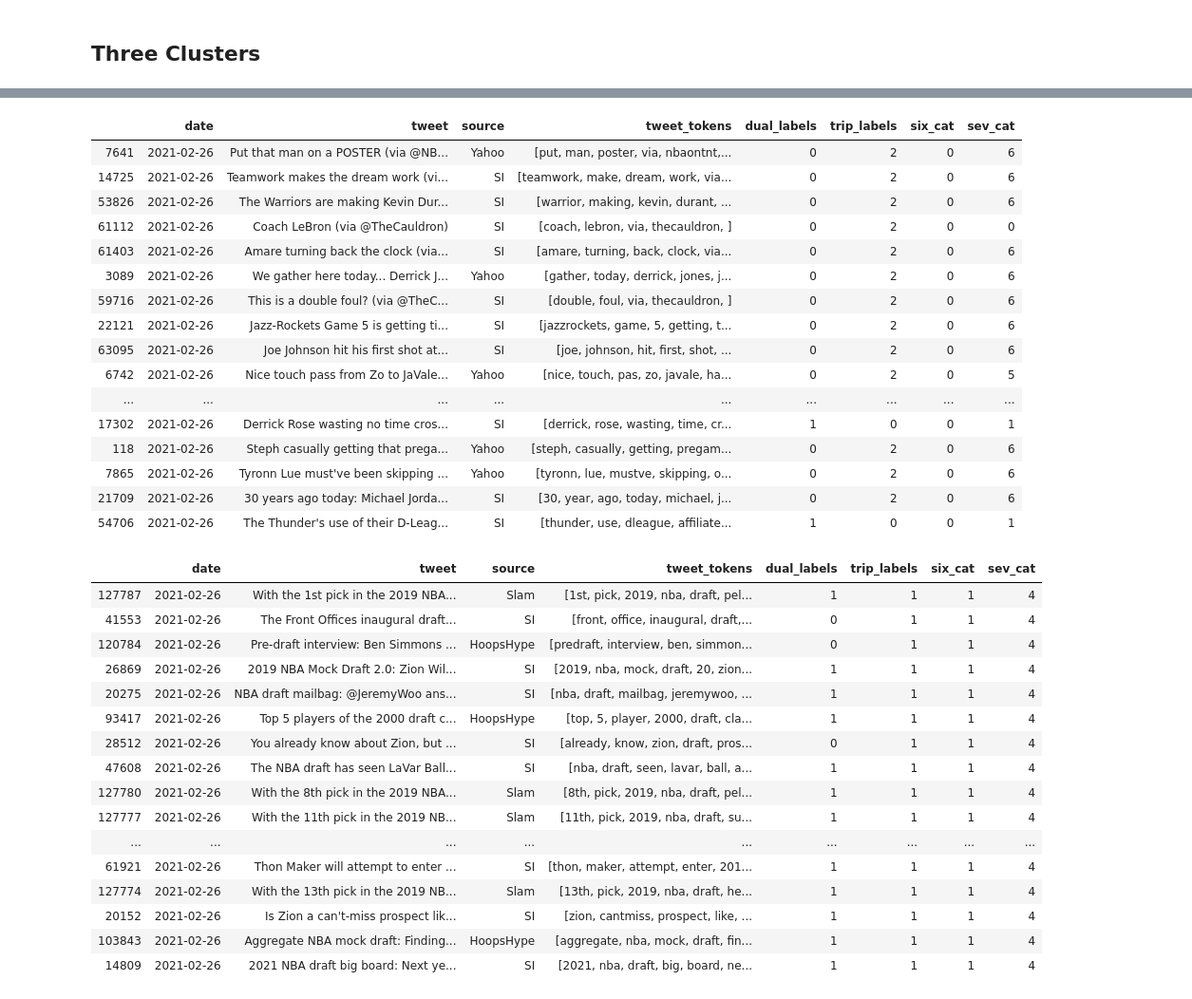
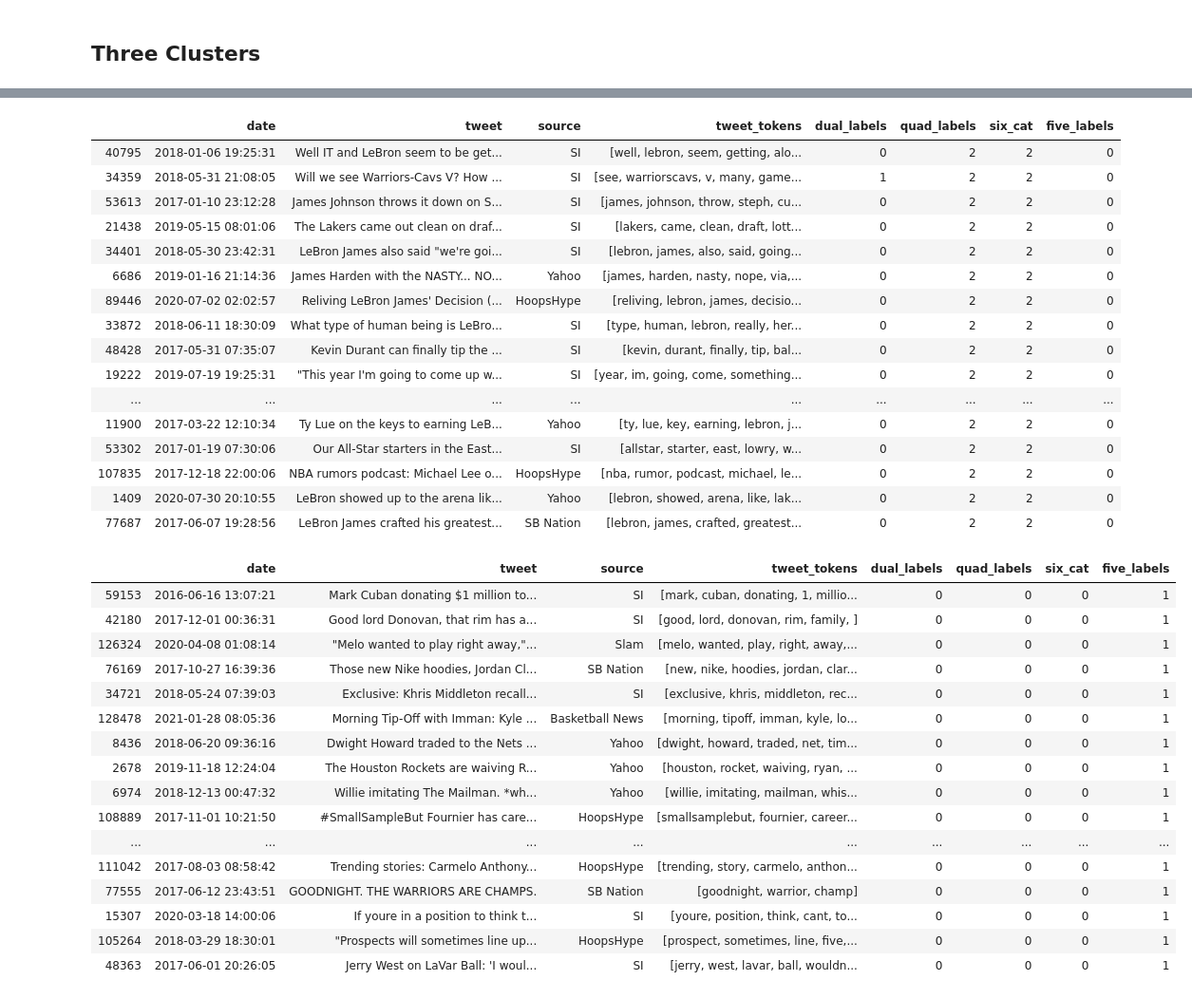
Before and after one commit to jeremy-lee93/capstone-project, a Jupyter notebook: scraping_tweets.ipynb, the cells around one changed output, grey strips where cells are left out. Shown at 95% size. Saved outputs shown, nothing was run; the diff lists cells and outputs as text; code cells hidden in the pictures.

```diff
--- a/scraping_tweets.ipynb
+++ b/scraping_tweets.ipynb
@@ -330,6 +308,5 @@ plt.savefig('twitter_ch_plot_100pca.png')
-# %%
-twitter_df.dropna(inplace=True)
-twitter_df.drop_duplicates(subset=['date', 'tweet', 'source'],inplace=True)
+# %%
+twitter_df.drop(columns=['quad_labels', 'six_cat'], inplace=True)
 # %% [markdown]
 ## 2 Clusters
 # %%
@@ -460,5 +437,5 @@ twitter_df.loc[twitter_df['trip_labels'] == 2].sample(n=100, random_state=42)
 # %%
-kmeans_six = KMeans(n_clusters=6, random_state=123)
-kmeans_six.fit(vec_matrix_pca_100)
-twitter_df['six_cat'] = kmeans_six.labels_
+kmeans_five = KMeans(n_clusters=5, random_state=123)
+kmeans_five.fit(vec_matrix_pca_100)
+twitter_df['five_labels'] = kmeans_five.labels_
 # %%
@@ -474,41 +450,41 @@ Name: six_cat, dtype: int64
 # %%
-twitter_df.loc[twitter_df['six_cat'] == 0].sample(n=100, random_state=42)
+twitter_df.loc[twitter_df['five_labels'] == 0].sample(n=100, random_state=42)
 # %% [output]
-|  | date | tweet | source | tweet_tokens | dual_labels | trip_labels | six_cat | sev_cat |
-| 7641 | 2021-02-26 | Put that man on a POSTER (via @NB... | Yahoo | [put, man, poster, via, nbaontnt,... | 0 | 2 | 0 | 6 |
-| 14725 | 2021-02-26 | Teamwork makes the dream work (vi... | SI | [teamwork, make, dream, work, via... | 0 | 2 | 0 | 6 |
-| 53826 | 2021-02-26 | The Warriors are making Kevin Dur... | SI | [warrior, making, kevin, durant, ... | 0 | 2 | 0 | 6 |
-| 61112 | 2021-02-26 | Coach LeBron (via @TheCauldron) | SI | [coach, lebron, via, thecauldron, ] | 0 | 2 | 0 | 0 |
-| 61403 | 2021-02-26 | Amare turning back the clock (via... | SI | [amare, turning, back, clock, via... | 0 | 2 | 0 | 6 |
-| 3089 | 2021-02-26 | We gather here today... Derrick J... | Yahoo | [gather, today, derrick, jones, j... | 0 | 2 | 0 | 6 |
-| 59716 | 2021-02-26 | This is a double foul? (via @TheC... | SI | [double, foul, via, thecauldron, ] | 0 | 2 | 0 | 6 |
-| 22121 | 2021-02-26 | Jazz-Rockets Game 5 is getting ti... | SI | [jazzrockets, game, 5, getting, t... | 0 | 2 | 0 | 6 |
-| 63095 | 2021-02-26 | Joe Johnson hit his first shot at... | SI | [joe, johnson, hit, first, shot, ... | 0 | 2 | 0 | 6 |
-| 6742 | 2021-02-26 | Nice touch pass from Zo to JaVale... | Yahoo | [nice, touch, pas, zo, javale, ha... | 0 | 2 | 0 | 5 |
+|  | date | tweet | source | tweet_tokens | dual_labels | quad_labels | six_cat | five_labels |
+| 40795 | 2018-01-06 19:25:31 | Well IT and LeBron seem to be get... | SI | [well, lebron, seem, getting, alo... | 0 | 2 | 2 | 0 |
+| 34359 | 2018-05-31 21:08:05 | Will we see Warriors-Cavs V? How ... | SI | [see, warriorscavs, v, many, game... | 1 | 2 | 2 | 0 |
+| 53613 | 2017-01-10 23:12:28 | James Johnson throws it down on S... | SI | [james, johnson, throw, steph, cu... | 0 | 2 | 2 | 0 |
+| 21438 | 2019-05-15 08:01:06 | The Lakers came out clean on draf... | SI | [lakers, came, clean, draft, lott... | 0 | 2 | 2 | 0 |
+| 34401 | 2018-05-30 23:42:31 | LeBron James also said "we're goi... | SI | [lebron, james, also, said, going... | 0 | 2 | 2 | 0 |
+| 6686 | 2019-01-16 21:14:36 | James Harden with the NASTY... NO... | Yahoo | [james, harden, nasty, nope, via,... | 0 | 2 | 2 | 0 |
+| 89446 | 2020-07-02 02:02:57 | Reliving LeBron James' Decision (... | HoopsHype | [reliving, lebron, james, decisio... | 0 | 2 | 2 | 0 |
+| 33872 | 2018-06-11 18:30:09 | What type of human being is LeBro... | SI | [type, human, lebron, really, her... | 0 | 2 | 2 | 0 |
+| 48428 | 2017-05-31 07:35:07 | Kevin Durant can finally tip the ... | SI | [kevin, durant, finally, tip, bal... | 0 | 2 | 2 | 0 |
+| 19222 | 2019-07-19 19:25:31 | "This year I'm going to come up w... | SI | [year, im, going, come, something... | 0 | 2 | 2 | 0 |
 | ... | ... | ... | ... | ... | ... | ... | ... | ... |
-| 17302 | 2021-02-26 | Derrick Rose wasting no time cros... | SI | [derrick, rose, wasting, time, cr... | 1 | 0 | 0 | 1 |
-| 118 | 2021-02-26 | Steph casually getting that prega... | Yahoo | [steph, casually, getting, pregam... | 0 | 2 | 0 | 6 |
-| 7865 | 2021-02-26 | Tyronn Lue must've been skipping ... | Yahoo | [tyronn, lue, mustve, skipping, o... | 0 | 2 | 0 | 6 |
-| 21709 | 2021-02-26 | 30 years ago today: Michael Jorda... | SI | [30, year, ago, today, michael, j... | 0 | 2 | 0 | 6 |
-| 54706 | 2021-02-26 | The Thunder's use of their D-Leag... | SI | [thunder, use, dleague, affiliate... | 1 | 0 | 0 | 1 |
+| 11900 | 2017-03-22 12:10:34 | Ty Lue on the keys to earning LeB... | Yahoo | [ty, lue, key, earning, lebron, j... | 0 | 2 | 2 | 0 |
+| 53302 | 2017-01-19 07:30:06 | Our All-Star starters in the East... | SI | [allstar, starter, east, lowry, w... | 0 | 2 | 2 | 0 |
+| 107835 | 2017-12-18 22:00:06 | NBA rumors podcast: Michael Lee o... | HoopsHype | [nba, rumor, podcast, michael, le... | 0 | 2 | 2 | 0 |
+| 1409 | 2020-07-30 20:10:55 | LeBron showed up to the arena lik... | Yahoo | [lebron, showed, arena, like, lak... | 0 | 2 | 2 | 0 |
+| 77687 | 2017-06-07 19:28:56 | LeBron James crafted his greatest... | SB Nation | [lebron, james, crafted, greatest... | 0 | 2 | 2 | 0 |
 # %%
-twitter_df.loc[twitter_df['six_cat'] == 1].sample(n=100)
+twitter_df.loc[twitter_df['five_labels'] == 1].sample(n=100, random_state=42)
 # %% [output]
-|  | date | tweet | source | tweet_tokens | dual_labels | trip_labels | six_cat | sev_cat |
-| 127787 | 2021-02-26 | With the 1st pick in the 2019 NBA... | Slam | [1st, pick, 2019, nba, draft, pel... | 1 | 1 | 1 | 4 |
-| 41553 | 2021-02-26 | The Front Offices inaugural draft... | SI | [front, office, inaugural, draft,... | 0 | 1 | 1 | 4 |
-| 120784 | 2021-02-26 | Pre-draft interview: Ben Simmons ... | HoopsHype | [predraft, interview, ben, simmon... | 0 | 1 | 1 | 4 |
-| 26869 | 2021-02-26 | 2019 NBA Mock Draft 2.0: Zion Wil... | SI | [2019, nba, mock, draft, 20, zion... | 1 | 1 | 1 | 4 |
-| 20275 | 2021-02-26 | NBA draft mailbag: @JeremyWoo ans... | SI | [nba, draft, mailbag, jeremywoo, ... | 1 | 1 | 1 | 4 |
-| 93417 | 2021-02-26 | Top 5 players of the 2000 draft c... | HoopsHype | [top, 5, player, 2000, draft, cla... | 1 | 1 | 1 | 4 |
-| 28512 | 2021-02-26 | You already know about Zion, but ... | SI | [already, know, zion, draft, pros... | 0 | 1 | 1 | 4 |
-| 47608 | 2021-02-26 | The NBA draft has seen LaVar Ball... | SI | [nba, draft, seen, lavar, ball, a... | 1 | 1 | 1 | 4 |
-| 127780 | 2021-02-26 | With the 8th pick in the 2019 NBA... | Slam | [8th, pick, 2019, nba, draft, pel... | 1 | 1 | 1 | 4 |
-| 127777 | 2021-02-26 | With the 11th pick in the 2019 NB... | Slam | [11th, pick, 2019, nba, draft, su... | 1 | 1 | 1 | 4 |
+|  | date | tweet | source | tweet_tokens | dual_labels | quad_labels | six_cat | five_labels |
+| 59153 | 2016-06-16 13:07:21 | Mark Cuban donating $1 million to... | SI | [mark, cuban, donating, 1, millio... | 0 | 0 | 0 | 1 |
+| 42180 | 2017-12-01 00:36:31 | Good lord Donovan, that rim has a... | SI | [good, lord, donovan, rim, family, ] | 0 | 0 | 0 | 1 |
+| 126324 | 2020-04-08 01:08:14 | "Melo wanted to play right away,"... | Slam | [melo, wanted, play, right, away,... | 0 | 0 | 0 | 1 |
+| 76169 | 2017-10-27 16:39:36 | Those new Nike hoodies, Jordan Cl... | SB Nation | [new, nike, hoodies, jordan, clar... | 0 | 0 | 0 | 1 |
+| 34721 | 2018-05-24 07:39:03 | Exclusive: Khris Middleton recall... | SI | [exclusive, khris, middleton, rec... | 0 | 0 | 0 | 1 |
+| 128478 | 2021-01-28 08:05:36 | Morning Tip-Off with Imman: Kyle ... | Basketball News | [morning, tipoff, imman, kyle, lo... | 0 | 0 | 0 | 1 |
+| 8436 | 2018-06-20 09:36:16 | Dwight Howard traded to the Nets ... | Yahoo | [dwight, howard, traded, net, tim... | 0 | 0 | 0 | 1 |
+| 2678 | 2019-11-18 12:24:04 | The Houston Rockets are waiving R... | Yahoo | [houston, rocket, waiving, ryan, ... | 0 | 0 | 0 | 1 |
+| 6974 | 2018-12-13 00:47:32 | Willie imitating The Mailman. *wh... | Yahoo | [willie, imitating, mailman, whis... | 0 | 0 | 0 | 1 |
+| 108889 | 2017-11-01 10:21:50 | #SmallSampleBut Fournier has care... | HoopsHype | [smallsamplebut, fournier, career... | 0 | 0 | 0 | 1 |
 | ... | ... | ... | ... | ... | ... | ... | ... | ... |
-| 61921 | 2021-02-26 | Thon Maker will attempt to enter ... | SI | [thon, maker, attempt, enter, 201... | 1 | 1 | 1 | 4 |
-| 127774 | 2021-02-26 | With the 13th pick in the 2019 NB... | Slam | [13th, pick, 2019, nba, draft, he... | 1 | 1 | 1 | 4 |
-| 20152 | 2021-02-26 | Is Zion a can't-miss prospect lik... | SI | [zion, cantmiss, prospect, like, ... | 1 | 1 | 1 | 4 |
-| 103843 | 2021-02-26 | Aggregate NBA mock draft: Finding... | HoopsHype | [aggregate, nba, mock, draft, fin... | 1 | 1 | 1 | 4 |
-| 14809 | 2021-02-26 | 2021 NBA draft big board: Next ye... | SI | [2021, nba, draft, big, board, ne... | 1 | 1 | 1 | 4 |
+| 111042 | 2017-08-03 08:58:42 | Trending stories: Carmelo Anthony... | HoopsHype | [trending, story, carmelo, anthon... | 0 | 0 | 0 | 1 |
+| 77555 | 2017-06-12 23:43:51 | GOODNIGHT. THE WARRIORS ARE CHAMPS. | SB Nation | [goodnight, warrior, champ] | 0 | 0 | 0 | 1 |
+| 15307 | 2020-03-18 14:00:06 | If youre in a position to think t... | SI | [youre, position, think, cant, to... | 0 | 0 | 0 | 1 |
+| 105264 | 2018-03-29 18:30:01 | "Prospects will sometimes line up... | HoopsHype | [prospect, sometimes, line, five,... | 0 | 0 | 0 | 1 |
+| 48363 | 2017-06-01 20:26:05 | Jerry West on LaVar Ball: 'I woul... | SI | [jerry, west, lavar, ball, wouldn... | 0 | 0 | 0 | 1 |
 # %%
```
Also changed, not shown: parts of 39 cells of this notebook, 3 other files.
